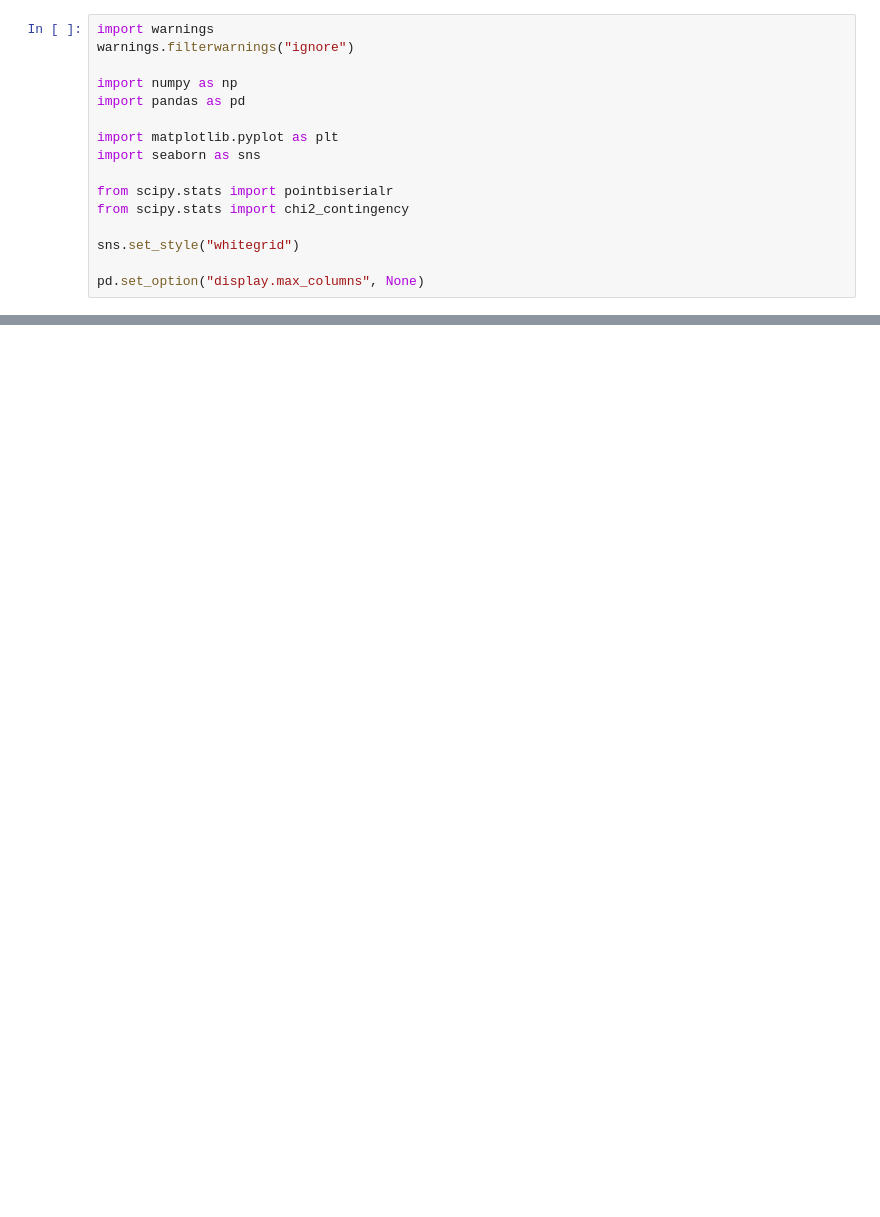
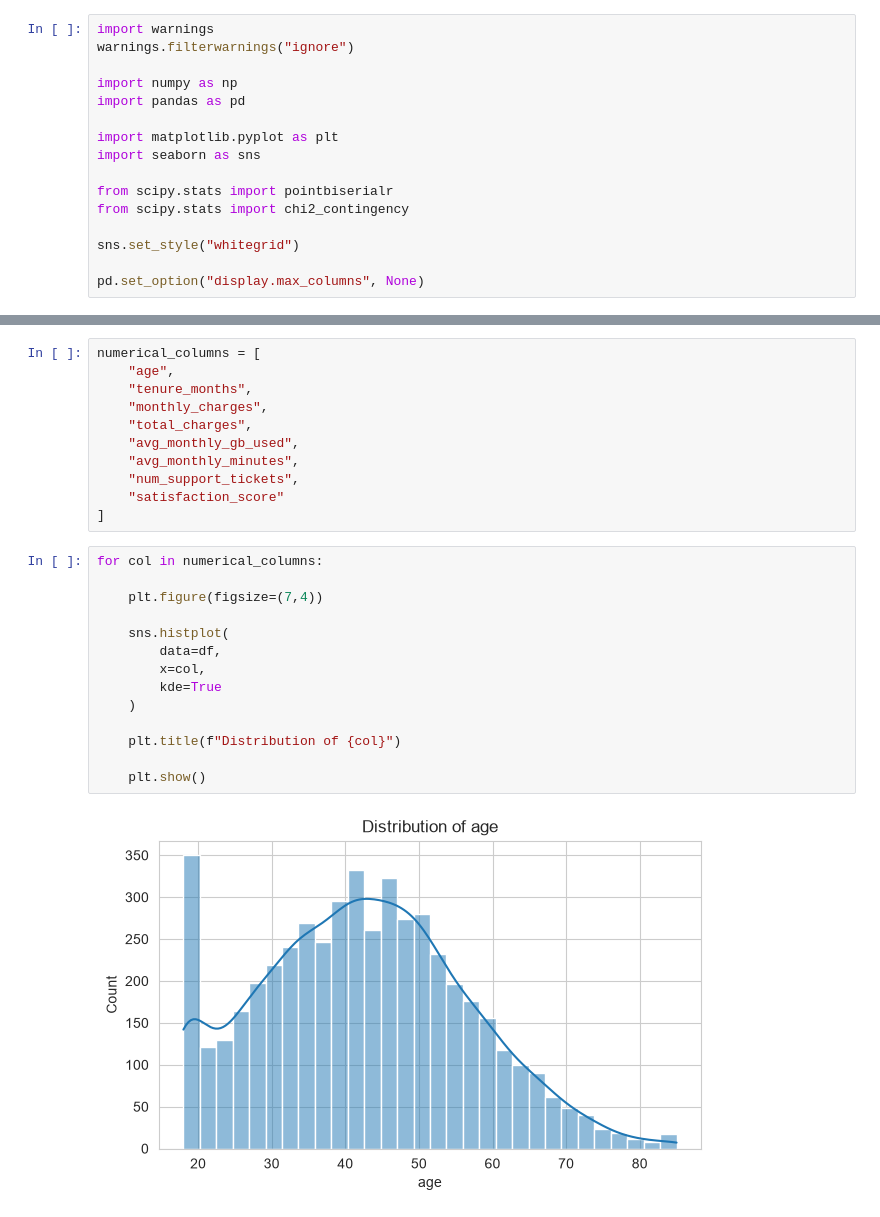
Before and after one commit to imusr/TeleconnectAIwork, a Jupyter notebook: teleconnectai/notebooks/02_eda.ipynb, the cells around one changed output, grey strips where cells are left out. Cells and saved outputs as stored; diff of their text form; blank space fills up the shorter version.

```diff
--- a/teleconnectai/notebooks/02_eda.ipynb
+++ b/teleconnectai/notebooks/02_eda.ipynb
@@ -16,0 +45,27 @@ pd.set_option("display.max_columns", None)
+# %%
+numerical_columns = [
+    "age",
+    "tenure_months",
+    "monthly_charges",
+    "total_charges",
+    "avg_monthly_gb_used",
+    "avg_monthly_minutes",
+    "num_support_tickets",
+    "satisfaction_score"
+]
+# %%
+for col in numerical_columns:
+
+    plt.figure(figsize=(7,4))
+
+    sns.histplot(
+        data=df,
+        x=col,
+        kde=True
+    )
+
+    plt.title(f"Distribution of {col}")
+
+    plt.show()
+# %% [output]
+[figure, added]
```
Also changed, not shown: parts of 22 cells of this notebook, 4 other files.
